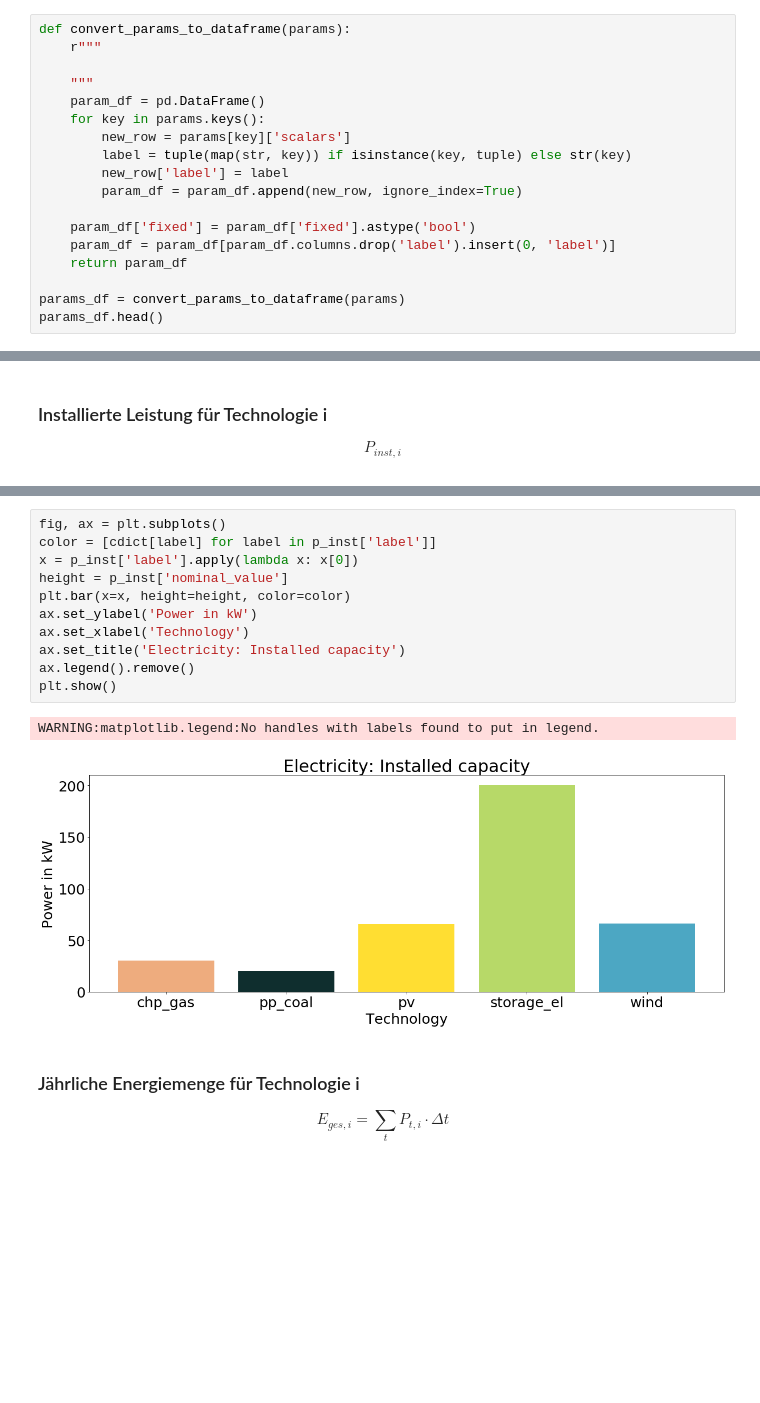
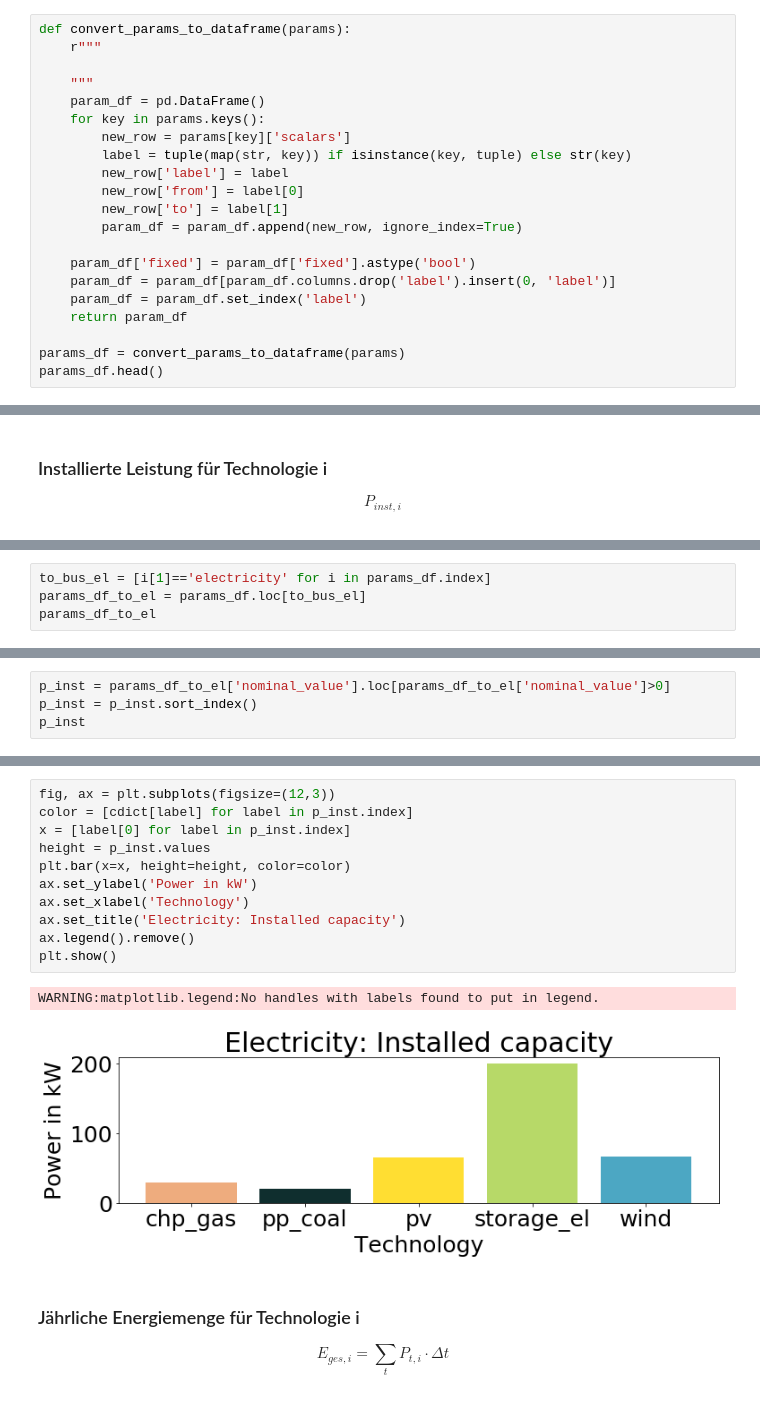
Before and after one commit to rl-institut/workshop, a Jupyter notebook: oemof/2_Beispiel_und_Uebung/2_Processing_results_and_plotting.ipynb, the cells around one changed output, grey strips where cells are left out. Drawn from its saved outputs; the diff is of its cells as text; blank space fills up the shorter version.

```diff
--- a/oemof/2_Beispiel_und_Uebung/2_Processing_results_and_plotting.ipynb
+++ b/oemof/2_Beispiel_und_Uebung/2_Processing_results_and_plotting.ipynb
@@ -83,10 +85,13 @@ def convert_params_to_dataframe(params):
         new_row = params[key]['scalars']
         label = tuple(map(str, key)) if isinstance(key, tuple) else str(key)
         new_row['label'] = label
+        new_row['from'] = label[0]
+        new_row['to'] = label[1]
         param_df = param_df.append(new_row, ignore_index=True)
 
     param_df['fixed'] = param_df['fixed'].astype('bool')
     param_df = param_df[param_df.columns.drop('label').insert(0, 'label')]
+    param_df = param_df.set_index('label')
     return param_df
 
 params_df = convert_params_to_dataframe(params)
@@ -193,0 +187,4 @@ p_inst
+# %%
+to_bus_el = [i[1]=='electricity' for i in params_df.index]
+params_df_to_el = params_df.loc[to_bus_el]
+params_df_to_el
@@ -193,0 +201,4 @@ p_inst
+# %%
+p_inst = params_df_to_el['nominal_value'].loc[params_df_to_el['nominal_value']>0]
+p_inst = p_inst.sort_index()
+p_inst
@@ -194,17 +213,17 @@ p_inst
 # %%
-fig, ax = plt.subplots()
-color = [cdict[label] for label in p_inst['label']]
-x = p_inst['label'].apply(lambda x: x[0])
-height = p_inst['nominal_value']
+fig, ax = plt.subplots(figsize=(12,3))
+color = [cdict[label] for label in p_inst.index]
+x = [label[0] for label in p_inst.index]
+height = p_inst.values
 plt.bar(x=x, height=height, color=color)
 ax.set_ylabel('Power in kW')
 ax.set_xlabel('Technology')
 ax.set_title('Electricity: Installed capacity')
 ax.legend().remove()
 plt.show()
 # %% [output]
 WARNING:matplotlib.legend:No handles with labels found to put in legend.
-[figure, old version]
+[figure, new version]
 # %% [markdown]
 ### Jährliche Energiemenge für Technologie i
 $$E_{ges,i} = \sum_t P_{t,i} \cdot \Delta t$$
```
Also changed, not shown: parts of 15 cells of this notebook.
